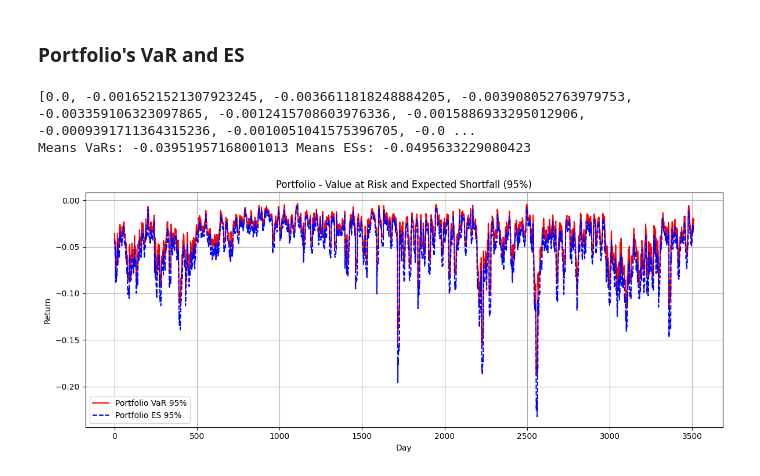
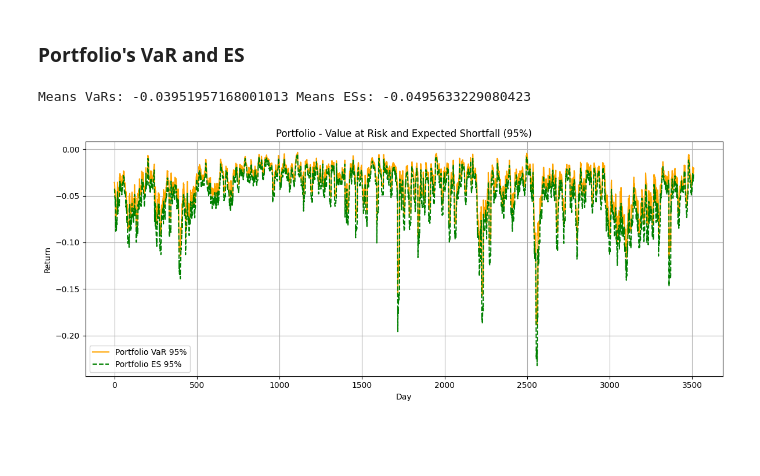
Before and after one commit to Lukirby/Stress-Testing-a-Markowitz-Portfolio, a Jupyter notebook: fidanza2.ipynb, the cells around one changed output. Cells and saved outputs as stored; diff of their text form; code cells hidden in the pictures; blank space fills up the shorter version.

```diff
--- a/fidanza2.ipynb
+++ b/fidanza2.ipynb
@@ -790,15 +790,16 @@ returns_portfolio = pd.Series(returns_portfolio)
 # questa roba qua computa media e varianza usando una finestra scorrevole, il parametro min_periods=1 serve per evitare
 # che la media e varianza siano NaN all'inizio, calcolandola solo sui valori in cui ci sono dati
 returns_portfolio_means = returns_portfolio.rolling(10, min_periods=1).mean().tolist()
-returns_portfolio_vars = returns_portfolio.rolling(10, min_periods=1).var().tolist()
+returns_portfolio_vars = returns_portfolio.rolling(10, min_periods=1).std().fillna(0).tolist()
 
-# print(returns_portfolio_means[:10])
+#print(np.array(returns_portfolio_means).mean())
+#print(np.array(returns_portfolio_vars).mean())
 
 VaRs_P = []
 ESs_P = []
 alpha = 0.95
 
-for mu, var in zip(nvda_means, nvda_vars):
+for mu, var in zip(returns_portfolio_means, returns_portfolio_vars):
     std = np.sqrt(var)
     VaRs_P.append(get_VaR(alpha, mu, std))
     ESs_P.append(get_ES(alpha, mu, std))
@@ -807,18 +808,17 @@ ESs_P = np.array(ESs_P)
 
 print("Means VaRs:",VaRs_P.mean(), "Means ESs:",ESs_P.mean())
 # %% [output]
-[0.0, -0.0016521521307923245, -0.0036611818248884205, -0.003908052763979753, -0.003359106323097865, -0.0012415708603976336, -0.0015886933295012906, -0.0009391711364315236, -0.0010051041575396705, -0.0 ...
 Means VaRs: -0.03951957168001013 Means ESs: -0.0495633229080423
 # %%
 plt.figure(figsize=(12, 5))
-plt.plot(VaRs_P, label='Portfolio VaR 95%', color='red')
-plt.plot(ESs_P, label='Portfolio ES 95%', color='blue', linestyle='--')
+plt.plot(VaRs_P, label='Portfolio VaR 95%', color='orange')
+plt.plot(ESs_P, label='Portfolio ES 95%', color='green', linestyle='--')
 plt.title('Portfolio - Value at Risk and Expected Shortfall (95%)')
 plt.xlabel('Day')
 plt.ylabel('Return')
 plt.legend()
 plt.grid(True)
 plt.tight_layout()
 plt.show()
 # %% [output]
-[figure, old version]
+[figure, new version]
```
